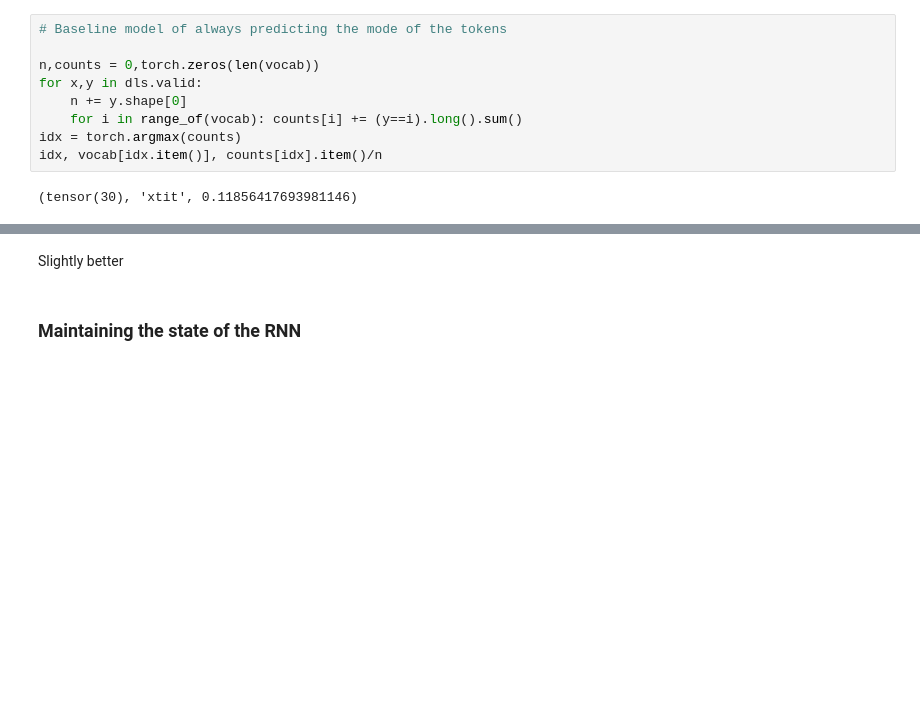
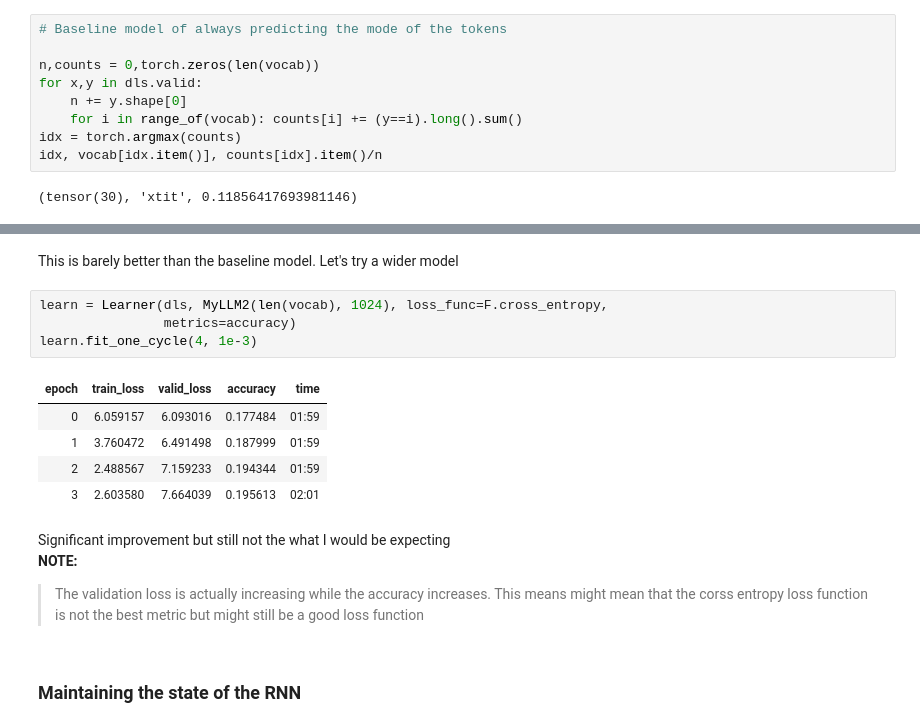
Before and after one commit to Timmecom/swahili_news_classification_zindi, a Jupyter notebook: starter.ipynb, the cells around one changed output, grey strips where cells are left out. Drawn from its saved outputs; the diff is of its cells as text; blank space fills up the shorter version.

```diff
--- a/starter.ipynb
+++ b/starter.ipynb
@@ -218,5 +193,19 @@ learn.fit_one_cycle(4, 1e-3)
+# %% [markdown]
+This is barely better than the baseline model. Let's try a wider model
+# %%
+learn = Learner(dls, MyLLM2(len(vocab), 1024), loss_func=F.cross_entropy,
+                metrics=accuracy)
+learn.fit_one_cycle(4, 1e-3)
+# %% [output]
+| epoch | train_loss | valid_loss | accuracy | time |
+| 0 | 6.059157 | 6.093016 | 0.177484 | 01:59 |
+| 1 | 3.760472 | 6.491498 | 0.187999 | 01:59 |
+| 2 | 2.488567 | 7.159233 | 0.194344 | 01:59 |
+| 3 | 2.603580 | 7.664039 | 0.195613 | 02:01 |
 # %% [markdown]
-Slightly better
+Significant improvement but still not the what I would be expecting <br>
+**NOTE:**
+> The validation loss is actually increasing while the accuracy increases. This means might mean that the corss entropy loss function is not the best metric but might still be a good loss function
 # %% [markdown]
 ### Maintaining the state of the RNN
 # %%
```
Also changed, not shown: parts of 9 cells of this notebook.
